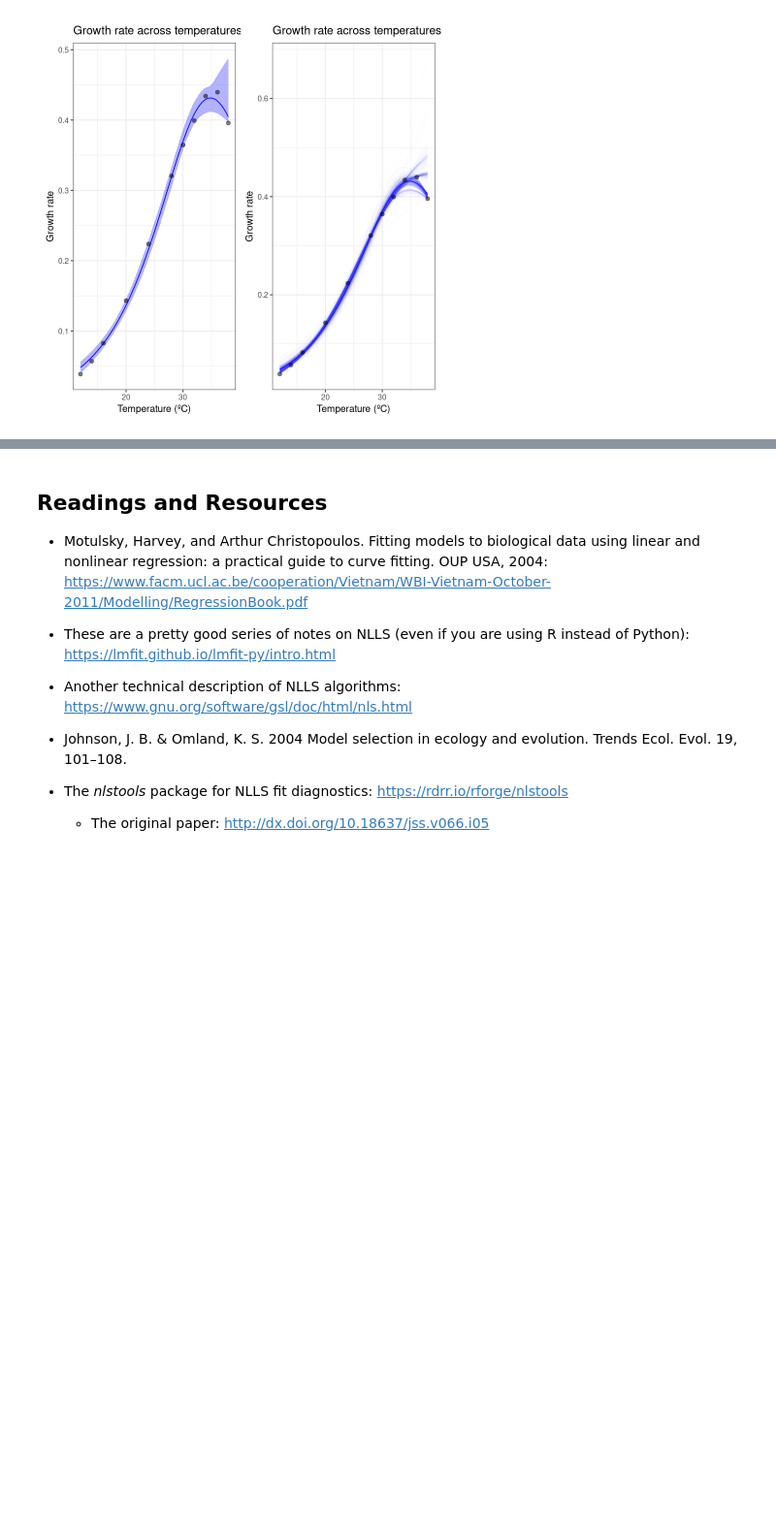
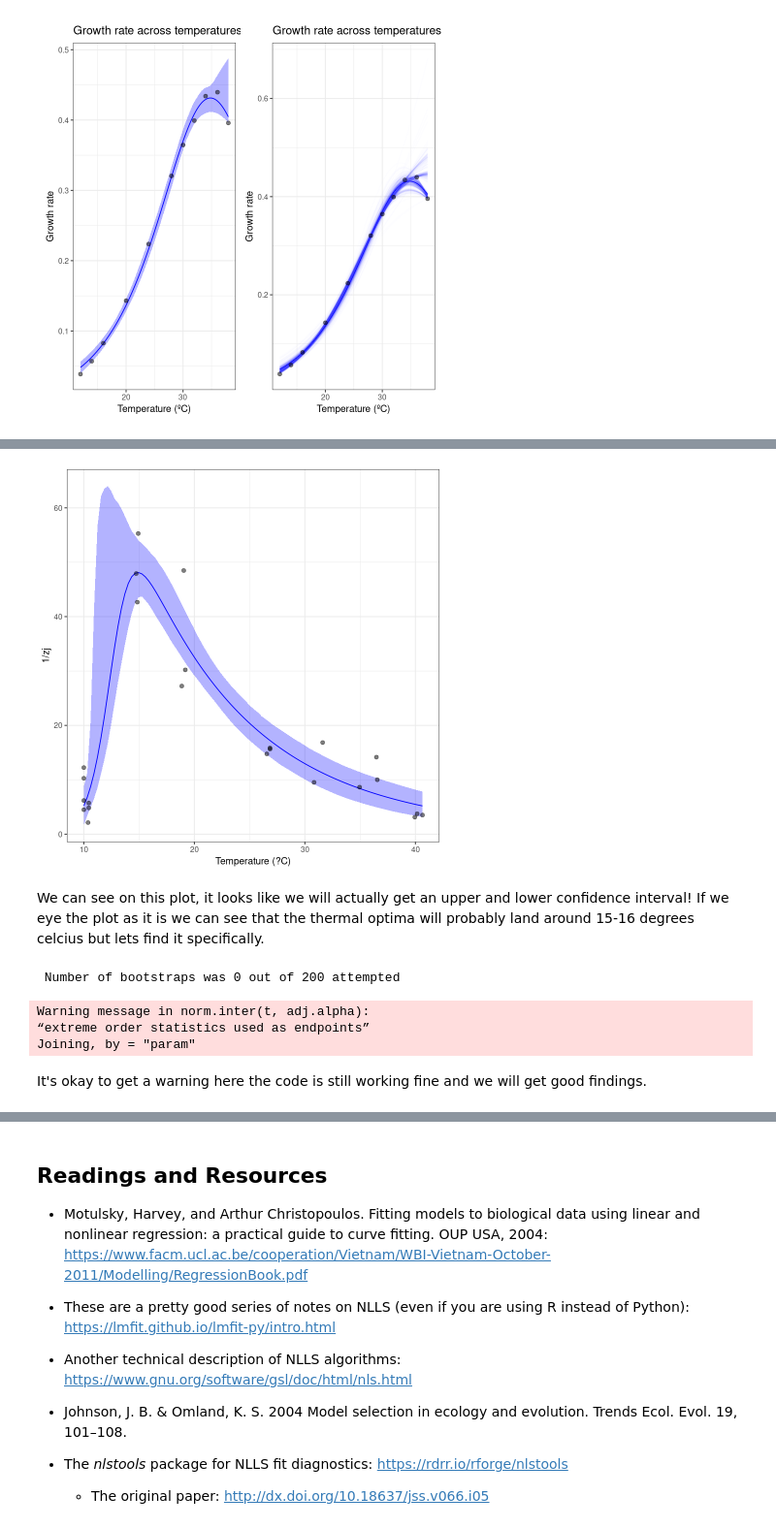
Before and after one commit to vectorbite/VBTraining3, a Jupyter notebook: Jupyter-notebooks/notebooks/3-NLLS.ipynb, the cells around one changed output, grey strips where cells are left out. Shown: that part at 97% size. Cells and saved outputs as stored; diff of their text form; code cells hidden in the pictures; blank space fills up the shorter version.

```diff
--- a/Jupyter-notebooks/notebooks/3-NLLS.ipynb
+++ b/Jupyter-notebooks/notebooks/3-NLLS.ipynb
@@ -1327,0 +1437,5 @@ We can see here that when we bootstrap this data, the fit is not as good as we w
+# %%
+fit_nlsLM2 <- minpack.lm::nlsLM(rate~pawar_2018(temp = temp, r_tref,e,eh,topt, tref = 15),
+                                data = ae.zj,
+                                start = coef(a_fits$pawar[[1]]),
+                                weights = rep(1, times = nrow(ae.zj)))
@@ -1327,0 +1458,20 @@ We can see here that when we bootstrap this data, the fit is not as good as we w
+# %%
+# calculate bootstrapped confidence intervals
+boot2_conf_preds <- group_by(boot2_preds, temp) %>%
+  summarise(conf_lower = quantile(pred, 0.025),
+            conf_upper = quantile(pred, 0.975)) %>%
+  ungroup()
+# %%
+# plot bootstrapped CIs
+
+ggplot() +
+  geom_line(aes(temp, .fitted), a_preds, col = 'blue') +
+  geom_ribbon(aes(temp, ymin = conf_lower, ymax = conf_upper), boot2_conf_preds, fill = 'blue', alpha = 0.3) +
+  geom_point(aes(temp, rate), ae.zj, size = 2, alpha = 0.5) +
+  theme_bw(base_size = 12) +
+  labs(x = 'Temperature (?C)',
+       y = '1/zj')
+# %% [output]
+[figure, added]
+# %% [markdown]
+We can see on this plot, it looks like we will actually get an upper and lower confidence interval! If we eye the plot as it is we can see that the thermal optima will probably land around 15-16 degrees celcius but lets find it specifically.
@@ -1327,0 +1483,17 @@ We can see here that when we bootstrap this data, the fit is not as good as we w
+# %%
+ci_extra_params2 <- Boot(fit_nlsLM2, f = function(x){unlist(calc_params(x))},
+                    labels = names(calc_params(fit_nlsLM2)), R = 200, method = 'residual') %>%
+  confint(., method = 'bca') %>%
+  as.data.frame() %>%
+  rename(conf_lower = 1, conf_upper = 2) %>%
+  rownames_to_column(., var = 'param') %>%
+  mutate(method = 'residual bootstrap')
+
+ci_extra_params2 <- left_join(ci_extra_params2, extra_params2)
+# %% [output]
+ Number of bootstraps was 0 out of 200 attempted
+Warning message in norm.inter(t, adj.alpha):
+“extreme order statistics used as endpoints”
+Joining, by = "param"
+# %% [markdown]
+It's okay to get a warning here the code is still working fine and we will get good findings.
```
Also changed, not shown: parts of 33 cells of this notebook, 9 other files.
